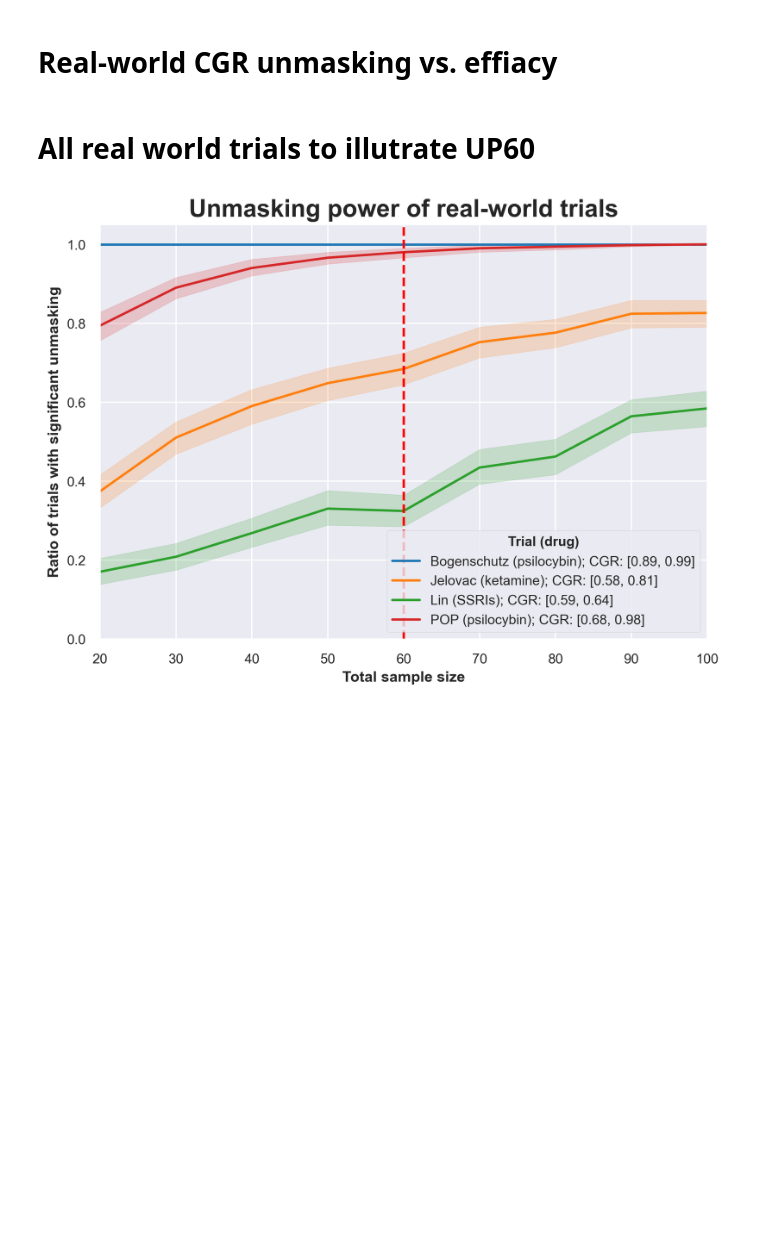
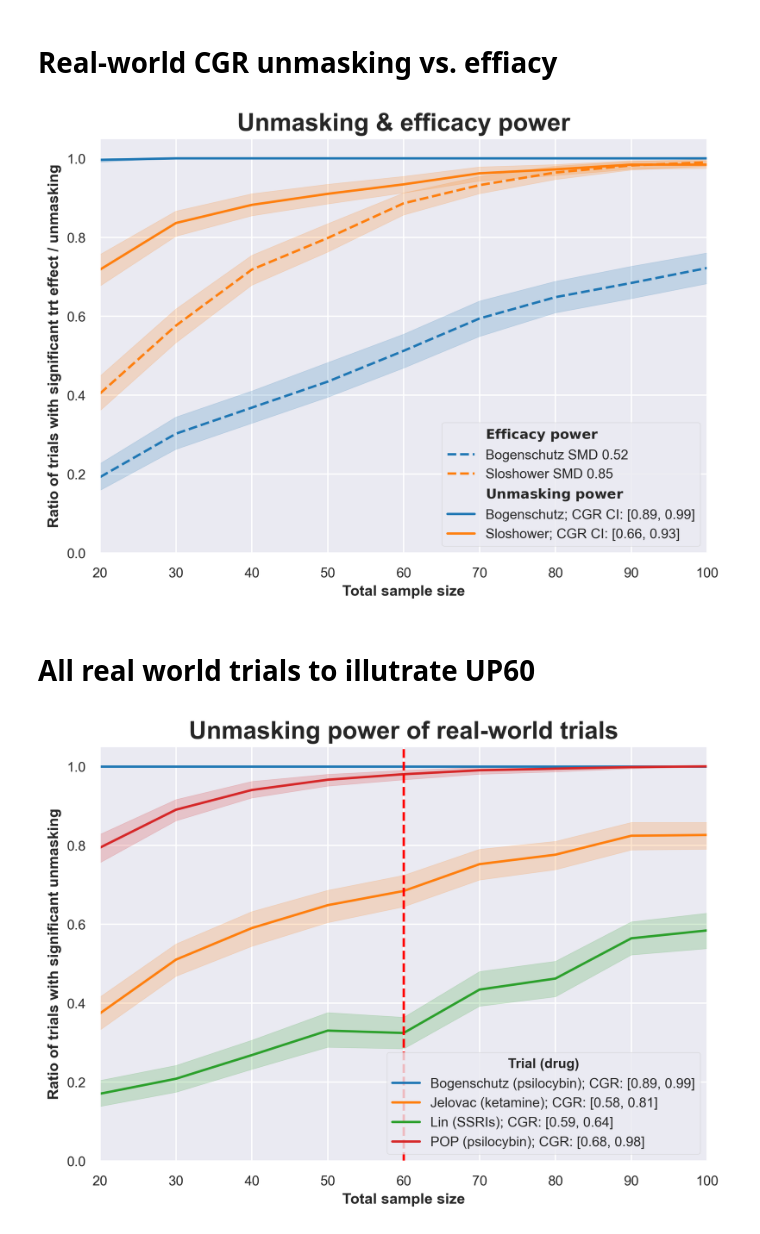
Before and after one commit to szb37/ADAPT-codebase, a Jupyter notebook: notebooks/trials_powerplots.ipynb, the cells around one changed output. Drawn from its saved outputs; the diff is of its cells as text; code cells hidden in the pictures; blank space fills up the shorter version.

Commit message:
updating IRL trial plot

```diff
--- a/notebooks/trials_powerplots.ipynb
+++ b/notebooks/trials_powerplots.ipynb
@@ -73,13 +85,14 @@ df_outcomeCIs = power.Stats.add_sigdiff(df_outcomeCIs)
 # %%
 ### Generate blinding data based on params from RL studies; sample CGR CI
 scenarios = []
+# ciL, ciH = proportion_confint(20, 24) # POP
+# scenarios.append((f'POP; CGR CI: [{round(ciL, 2)}, {round(ciH, 2)}]', (ciL, ciH)))
+# ciL, ciH = proportion_confint(34, 37) # Rieser
+# scenarios.append((f'Rieser; CGR CI: [{round(ciL, 2)}, {round(ciH, 2)}]', (ciL, ciH)))
 ciL, ciH = proportion_confint(89, 95) # Bogenschutz
-scenarios.append(('Bogenschutz; CGR CI: [0.89, 0.99]', (ciL, ciH)))
-ciL, ciH = proportion_confint(20, 24) # POP
-scenarios.append(('POP; CGR CI: [0.68, 0.98]', (ciL, ciH)))
-ciL, ciH = proportion_confint(34, 37) # Rieser
-scenarios.append(('Rieser; CGR CI: [0.83, 0.99]', (ciL, ciH)))
-ciL, ciH = proportion_confint(34, 37) # Rieser
+scenarios.append((f'Bogenschutz; CGR CI: [{round(ciL, 2)}, {round(ciH, 2)}]', (ciL, ciH)))
+ciL, ciH = proportion_confint(27, 34) # Sloshower
+scenarios.append((f'Sloshower; CGR CI: [{round(ciL, 2)}, {round(ciH, 2)}]', (ciL, ciH)))
 
 df_patientsData = []
 for scenario in scenarios:
@@ -125,36 +138,38 @@ sns.lineplot(
     data = df_cgrCIs,
     x = 'sample',
     y = 'cgr_sigdiff',
-    palette = ['red', 'black', 'brown'],
+    #palette = ['red', 'black', 'brown'],
     hue = 'scenario',)
 
 plt.title('Unmasking & efficacy power', fontweight='bold', fontsize=18)
 ax.set_xlabel('Total sample size', fontweight='bold')
 ax.set_ylabel('Ratio of trials with significant trt effect / unmasking', fontweight='bold')
 ax.set_xlim([df_outcomeCIs['sample'].min(), 100]) # df_outcomeCIs['sample'].max()])
 ax.set_ylim([0, 1.05])
 
 ### Hack to have subheadings within legend
 from matplotlib.patches import Patch
 handles, labels = ax.get_legend_handles_labels()
 blank_handle = Patch(facecolor='none', edgecolor='none', label='')  # invisible patch
 subheading = r'$\bf{Efficacy\ power}$'
 handles.insert(0, blank_handle)
 labels.insert(0, subheading)
 subheading = r'$\bf{Unmasking\ power}$'
-handles.insert(4, blank_handle)
-labels.insert(4, subheading)
+handles.insert(3, blank_handle)
+labels.insert(3, subheading)
 
 plt.legend(
     handles = handles,
     labels = labels,
     title = None,
     title_fontproperties = {'weight': 'bold'},
     prop={'family': 'Arial'},
     loc='lower right')
 
 save_fig(fig, 'power_mixed_studies_cgr')
 plt.show()
+# %% [output]
+[figure, added]
 # %% [markdown]
 # All real world trials to illutrate UP60
 # %%
```
Also changed, not shown: parts of 1 cell of this notebook, 3 other files.
